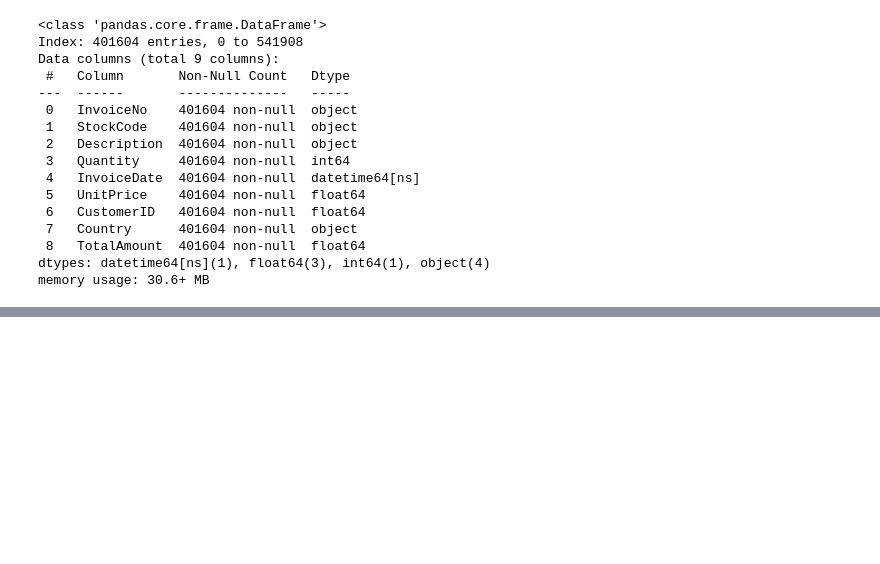
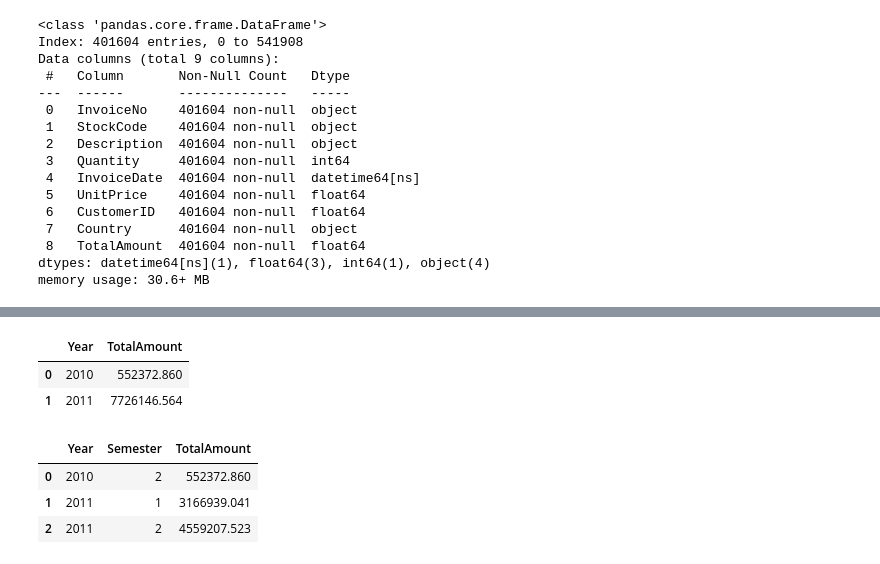
Before and after one commit to DamZav/online-retail-insights, a Jupyter notebook: retail_EDA.ipynb, the cells around one changed output, grey strips where cells are left out. Cells and saved outputs as stored; diff of their text form; code cells hidden in the pictures; blank space fills up the shorter version.

```diff
--- a/retail_EDA.ipynb
+++ b/retail_EDA.ipynb
@@ -181,3 +188,11 @@ print(data_cleaned.head())
 2  2010     12
 3  2010     12
 4  2010     12
+# %%
+# Ventas totales por año $
+sales_by_year = data_cleaned.groupby('Year')['TotalAmount'].sum().reset_index()
+sales_by_year
+# %% [output]
+|  | Year | TotalAmount |
+| 0 | 2010 | 552372.860 |
+| 1 | 2011 | 7726146.564 |
@@ -183,0 +202,9 @@ print(data_cleaned.head())
+# %%
+# ventas totales por semestre $
+sales_by_semester = data_cleaned.groupby(['Year', 'Semester'])['TotalAmount'].sum()
+sales_by_semester.reset_index()
+# %% [output]
+|  | Year | Semester | TotalAmount |
+| 0 | 2010 | 2 | 552372.860 |
+| 1 | 2011 | 1 | 3166939.041 |
+| 2 | 2011 | 2 | 4559207.523 |
```
Also changed, not shown: parts of 18 cells of this notebook.
